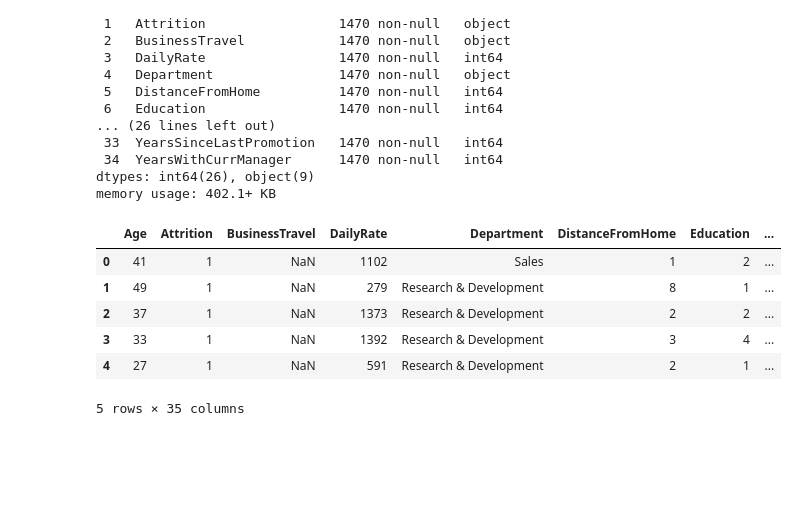
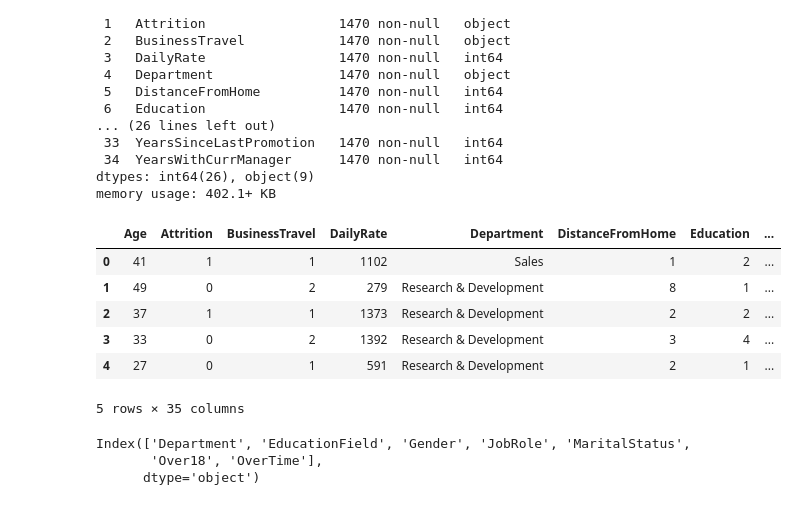
Before and after one commit to HichamDe/quitters-detector, a Jupyter notebook: main.ipynb, the cells around one changed output. Cells and saved outputs as stored; diff of their text form; code cells hidden in the pictures; blank space fills up the shorter version.

```diff
--- a/main.ipynb
+++ b/main.ipynb
@@ -54,24 +54,33 @@ dtypes: int64(26), object(9)
 memory usage: 402.1+ KB
 # %%
 # Applied attrition filter to transform from yes/no values to 1/0
-ds["Attrition"] = ds["Attrition"].apply(lambda x:  1 if "Yes" else 0 )
+ds["Attrition"] = ds["Attrition"].apply(lambda x: 1 if x == "Yes" else 0)
 
 
 # Transform non-ordanal
 priority_map = {
-    "Non_Travel":0,
+    "Non-Travel":0,
     "Travel_Rarely":1,
     "Travel_Frequently":2,
 }
 
 ds["BusinessTravel"] = ds["BusinessTravel"].map(priority_map)
-
 ds.head()
 # %% [output]
 |  | Age | Attrition | BusinessTravel | DailyRate | Department | DistanceFromHome | Education | ... |
-| 0 | 41 | 1 | NaN | 1102 | Sales | 1 | 2 | ... |
-| 1 | 49 | 1 | NaN | 279 | Research & Development | 8 | 1 | ... |
-| 2 | 37 | 1 | NaN | 1373 | Research & Development | 2 | 2 | ... |
-| 3 | 33 | 1 | NaN | 1392 | Research & Development | 3 | 4 | ... |
-| 4 | 27 | 1 | NaN | 591 | Research & Development | 2 | 1 | ... |
+| 0 | 41 | 1 | 1 | 1102 | Sales | 1 | 2 | ... |
+| 1 | 49 | 0 | 2 | 279 | Research & Development | 8 | 1 | ... |
+| 2 | 37 | 1 | 1 | 1373 | Research & Development | 2 | 2 | ... |
+| 3 | 33 | 0 | 2 | 1392 | Research & Development | 3 | 4 | ... |
+| 4 | 27 | 0 | 1 | 591 | Research & Development | 2 | 1 | ... |
 5 rows × 35 columns
+# %%
+textual_columns = ds.select_dtypes(include=['object']).columns
+print(textual_columns)
+lb = LabelEncoder()
+for column in textual_columns:
+    ds[column] = lb.fit_transform(ds[column])
+# %% [output]
+Index(['Department', 'EducationField', 'Gender', 'JobRole', 'MaritalStatus',
+       'Over18', 'OverTime'],
+      dtype='object')
```
Also changed, not shown: parts of 7 cells of this notebook.
